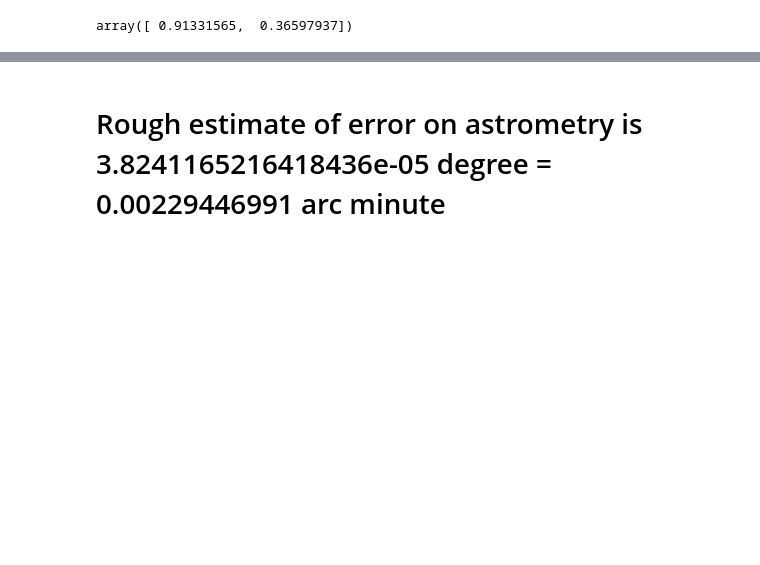
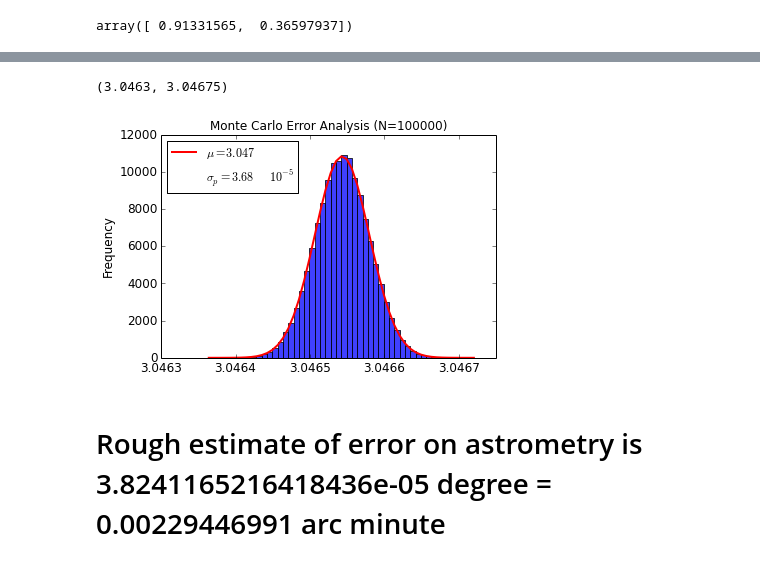
Before and after one commit to dorisjlee/AY120, a Jupyter notebook: lab3/notebook/Error Analysis .ipynb, the cells around one changed output, grey strips where cells are left out. Cells and saved outputs as stored; diff of their text form; code cells hidden in the pictures; blank space fills up the shorter version.

```diff
--- a/lab3/notebook/Error Analysis .ipynb
+++ b/lab3/notebook/Error Analysis .ipynb
@@ -858,9 +852,15 @@ array([ 0.91331565,  0.36597937])
 # %%
 result = []
 converge_N = []
-for i in np.arange(1000):
-#     n = 0 #record only once
-    noise_vector = [random.gauss(0,xerror),random.gauss(0,yerror),0]
-    val  = calc_p(R2+noise_vector,s2,ds2,dds2)
-    result.append(val[0])
-#     converge_N.append(val[1])
+monte_carlo_mean2=[]
+monte_carlo_std2=[]
+for n in [100000,125000,150000,175000,200000]:
+    result_val =0
+    for i in np.arange(100000):
+    #     n = 0 #record only once
+        noise_vector = [random.gauss(0,xerror),random.gauss(0,yerror),0]
+        val  = calc_p(R2+noise_vector,s2,ds2,dds2)
+        result.append(val[0])
+    #     converge_N.append(val[1])
+    monte_carlo_std2.append(std(result))
+    monte_carlo_mean2.append(mean(result))
@@ -880,2 +934,38 @@ plt.hist(result)
+# %%
+from scipy.stats import norm
+import matplotlib.mlab as mlab
+import matplotlib.pyplot as plt
+fig  = plt.figure()
+ax = fig.add_subplot(111)
+data = result
+# best fit of data
+(mu, sigma) = norm.fit(data)
+
+# the histogram of the data
+n, bins, patches = plt.hist(data, 50, normed=1, alpha=0.75)
+
+# add a 'best fit' line
+y = mlab.normpdf( bins, mu, sigma)
+l = plt.plot(bins, y, 'r-', linewidth=2,label = "$\mu=3.047$")
+plt.plot([],'white',label="$\sigma_p=3.68\quad10^{-5}$")
+
+#plot
+# rc('text', usetex=False)
+plt.xlabel(' ',fontsize=12)
+plt.ylabel('Frequency',fontsize=12)
+plt.title("Monte Carlo Error Analysis (N=100000)",fontsize=12)
+for tick in ax.xaxis.get_major_ticks():
+    tick.label.set_fontsize(12)
+for tick in ax.yaxis.get_major_ticks():
+    tick.label.set_fontsize(12)
+plt.gca().xaxis.set_major_formatter(FormatStrFormatter('%g'))
+plt.gca().yaxis.set_major_formatter(FormatStrFormatter('%g'))
+plt.locator_params(axis='x',nbins=6)
+plt.locator_params(axis='y',nbins=6)
+plt.legend(loc='upper left',prop={'size':12},numpoints=1)
+plt.xlim(3.0463,3.04675)
+# %% [output]
+(3.0463, 3.04675)
+[figure, added]
 # %% [markdown]
 # Rough estimate of error on astrometry is 3.8241165216418436e-05 degree = 0.00229446991 arc minute
```
Also changed, not shown: parts of 12 cells of this notebook, 10 other files.
